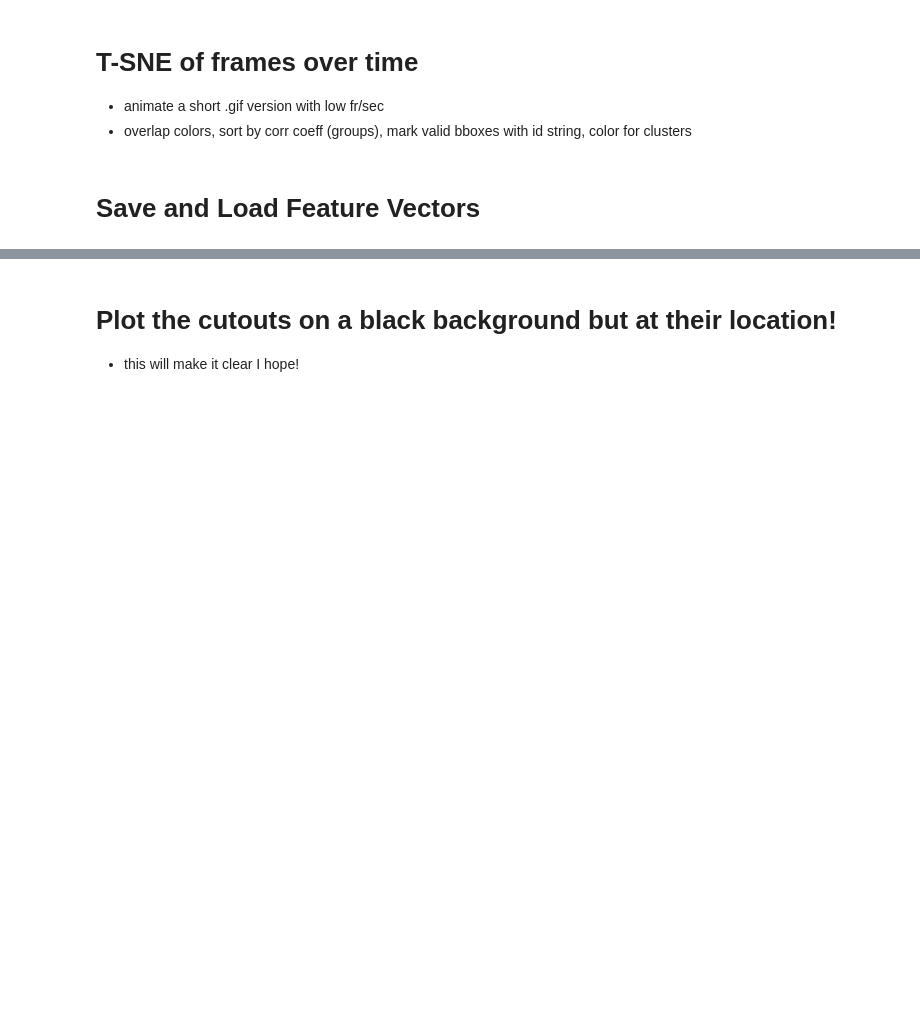
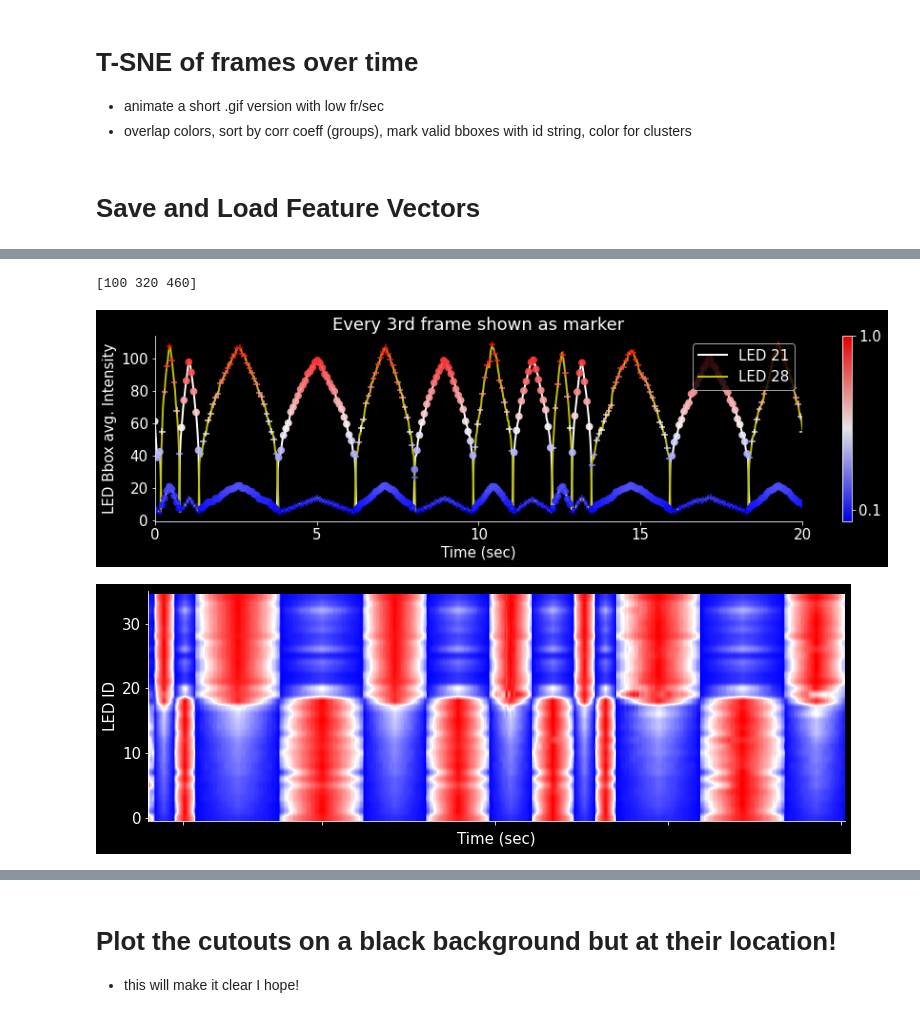
Before and after one commit to mikehemberger/totems, a Jupyter notebook: prototype-v1-mvi-7423-annotated.ipynb, the cells around one changed output, grey strips where cells are left out. Saved outputs shown, nothing was run; the diff lists cells and outputs as text; code cells hidden in the pictures; blank space fills up the shorter version.

```diff
--- a/prototype-v1-mvi-7423-annotated.ipynb
+++ b/prototype-v1-mvi-7423-annotated.ipynb
@@ -455,7 +296,7 @@ for nth, cid in enumerate(idxs):
     cfilenames = np.array(filenames)[cid]
     frame = cv2.imread(os.path.join(src_, cfilenames[0]))
     height, width, layers = frame.shape
-    video = cv2.VideoWriter(src_ + f'video_{int(nth)+1}.avi', 0, 10, (width, height))
+    video = cv2.VideoWriter(src_ + f'videoX_{int(nth)+1}.avi', 0, 10, (width, height))
 
     for image in cfilenames:
         video.write(cv2.imread(os.path.join(src_, image)))
@@ -465,0 +463,60 @@ for nth, cid in enumerate(idxs):
+# %%
+y = mat[:, sample_LEDs]  # y was overwritten in last step
+y_ = y  / max(y.max(axis=0))
+
+cmap = plt.cm.bwr
+norm = mcolors.Normalize(vmin=y_.min(), vmax=y_.max())
+markers = ['o', '+']  # List of marker styles
+
+# PLOT
+plt.figure(figsize=(13,4))
+plt.plot(tvec, y[:,0], "-",color="w", lw=2, alpha=1, zorder=1, label="LED " + str(sample_LEDs[0]))
+plt.plot(tvec, y[:,1], "-", color="y", lw=2, alpha=1, zorder=1, label="LED " + str(sample_LEDs[1]))
+
+show_every = 3
+plt.title(f"Every {show_every}rd frame shown as marker")
+for i in range(y.shape[1]):
+    plt.scatter(tvec[::show_every], y[::show_every, i], c=y_[::show_every, i], cmap=cmap, norm=norm, marker=markers[i], s=45, alpha=.9, zorder=2)
+plt.xticks(ticks=[0,5,10, 15,20])
+plt.xlabel("Time (sec)")
+plt.ylabel("LED Bbox avg. Intensity")
+plt.xlim([0, 20])
+plt.legend(title="", loc="upper right")
+cbar = plt.colorbar(ticks=[0.1, 1], label="")
+plt.tight_layout()
+plt.savefig("./data/data-prototype/dataset_v1/prototype-v1-mvi-7423-annotated-LEDs-sample-raw-brightness_.jpg", dpi=300)
+
+from scipy.signal import find_peaks
+
+time_points = [2.5, 8, 11.5] #[2.5, 5, 17.25]#   # recent [1.7, 5, 7.15] original [2.5, 5, 17.25]
+ccs = ["r", "b", "m"]
+
+tindices = np.where(np.isin(tvec, time_points))[0]
+print(tindices)
+srt_idx = np.where([x == tindices[0] for x in xframes])[0]
+
+norm_mat = (mat - mat.min(axis=0)) / (mat - mat.min(axis=0)).max(axis=0)
+df_nmat = pd.DataFrame(norm_mat)
+
+sorted_indices = np.argsort(df_nmat.iloc[srt_idx, :].values)[0]
+df_sorted = df_nmat[sorted_indices].copy()
+smat = df_sorted.to_numpy()
+
+plt.figure(figsize=(10.75,4))
+plt.imshow(np.transpose(smat), aspect="auto", cmap="bwr");
+
+#for tp, c in zip(tindices, ccs):
+#     plt.plot([xframes[tp], xframes[tp]], [0, 35], "--", color="w", lw=2);
+
+plt.xticks(ticks=[x*40 for x in [1,5,10, 15,20]], labels=[])
+#plt.xticks(ticks=[xframes[tp] for tp in tindices], labels=[tp for tp in time_points])
+plt.ylabel("LED ID")
+plt.xlabel("Time (sec)")
+plt.ylim([-.5, 35])
+plt.xlim([0, len(tvec)])
+plt.tight_layout()
+plt.savefig("./data/data-prototype/dataset_v1/prototype-v1-mvi-7423-annotated-LEDs-thresholded-normalized-sorted_.jpg", dpi=300)
+# %% [output]
+[100 320 460]
+[figure, added]
+[figure, added]
```
Also changed, not shown: parts of 33 cells of this notebook, 9 other files.
